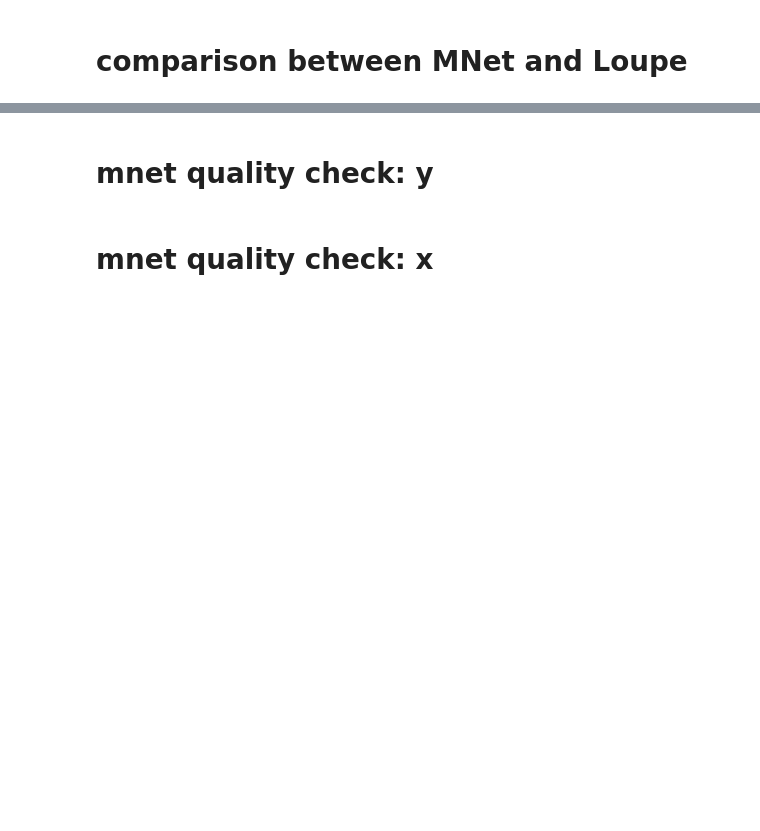
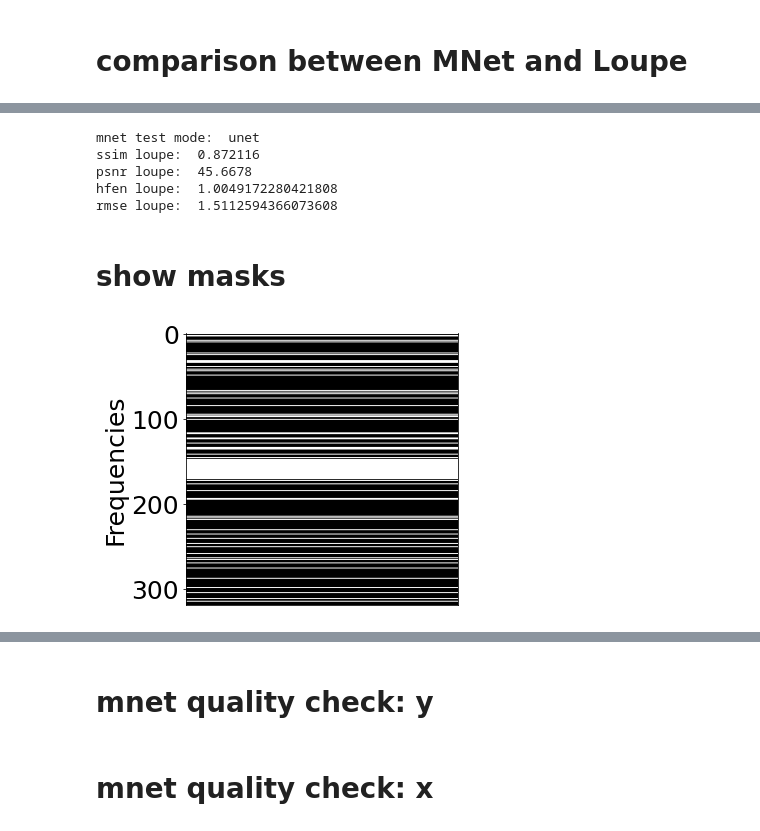
Before and after one commit to zhishenhuang/mri, a Jupyter notebook: demo.ipynb, the cells around one changed output, grey strips where cells are left out. Drawn from its saved outputs; the diff is of its cells as text; code cells hidden in the pictures; blank space fills up the shorter version.

```diff
--- a/demo.ipynb
+++ b/demo.ipynb
@@ -116,0 +208,25 @@ loupe = LOUPE(n_channels=1,unet_skip=True,shape=[320,320],slope=5,sparsity=spars
+# %%
+print('mnet test mode: ',mnet_test_mode)
+print('ssim loupe: ',np.mean(ssim_loupe))
+print('psnr loupe: ',np.mean(psnr_loupe))
+print('hfen loupe: ',np.mean(hfen_loupe))
+print('rmse loupe: ',np.mean(rmse_loupe))
+# %% [output]
+mnet test mode:  unet
+ssim loupe:  0.872116
+psnr loupe:  45.6678
+hfen loupe:  1.0049172280421808
+rmse loupe:  1.5112594366073608
+# %% [markdown]
+# show masks
+# %%
+heg = 320
+wid = 320
+sparsity = .25
+preselect_num = 24
+# %%
+_,loupe_mask = loupe.samplers[0](kimg,sparsity)
+loupe_mask = torch.squeeze(loupe_mask.detach())
+kplot(loupe_mask,roll=True)
+# %% [output]
+[figure, added]
```
Also changed, not shown: parts of 18 cells of this notebook, 7 other files.
